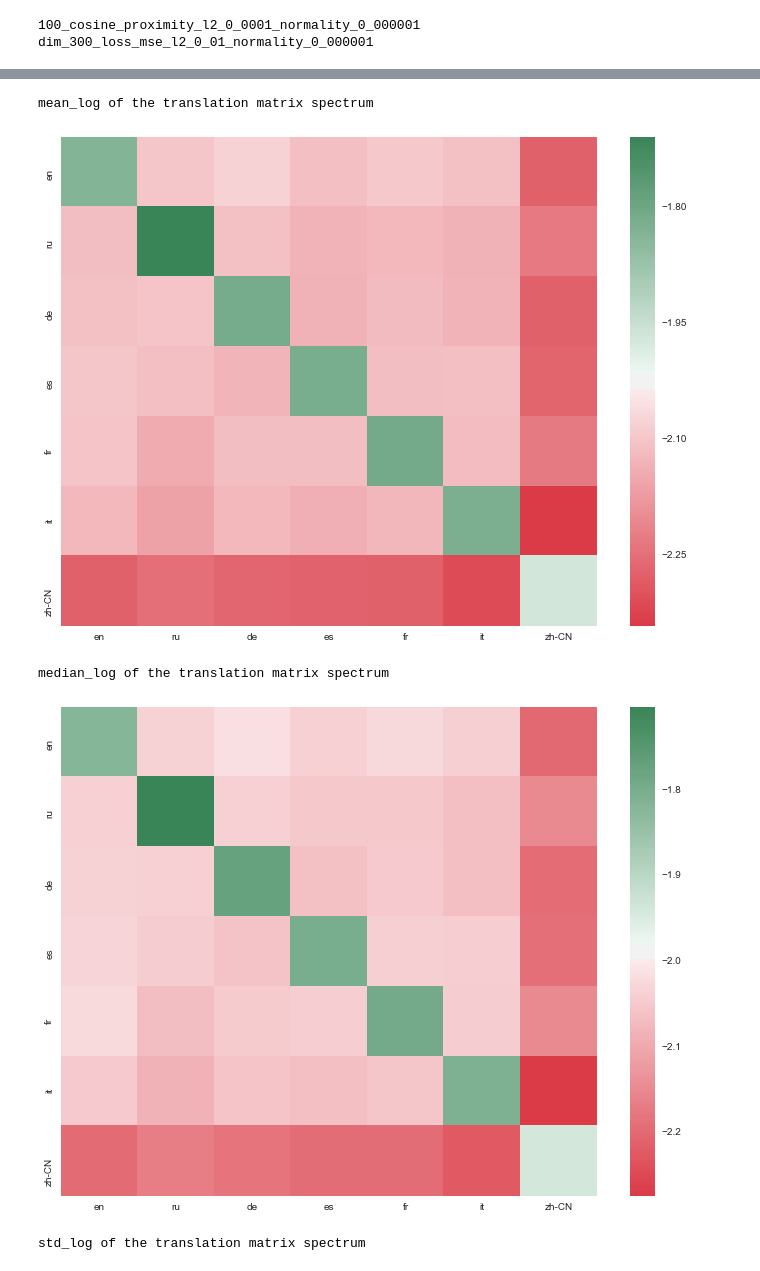
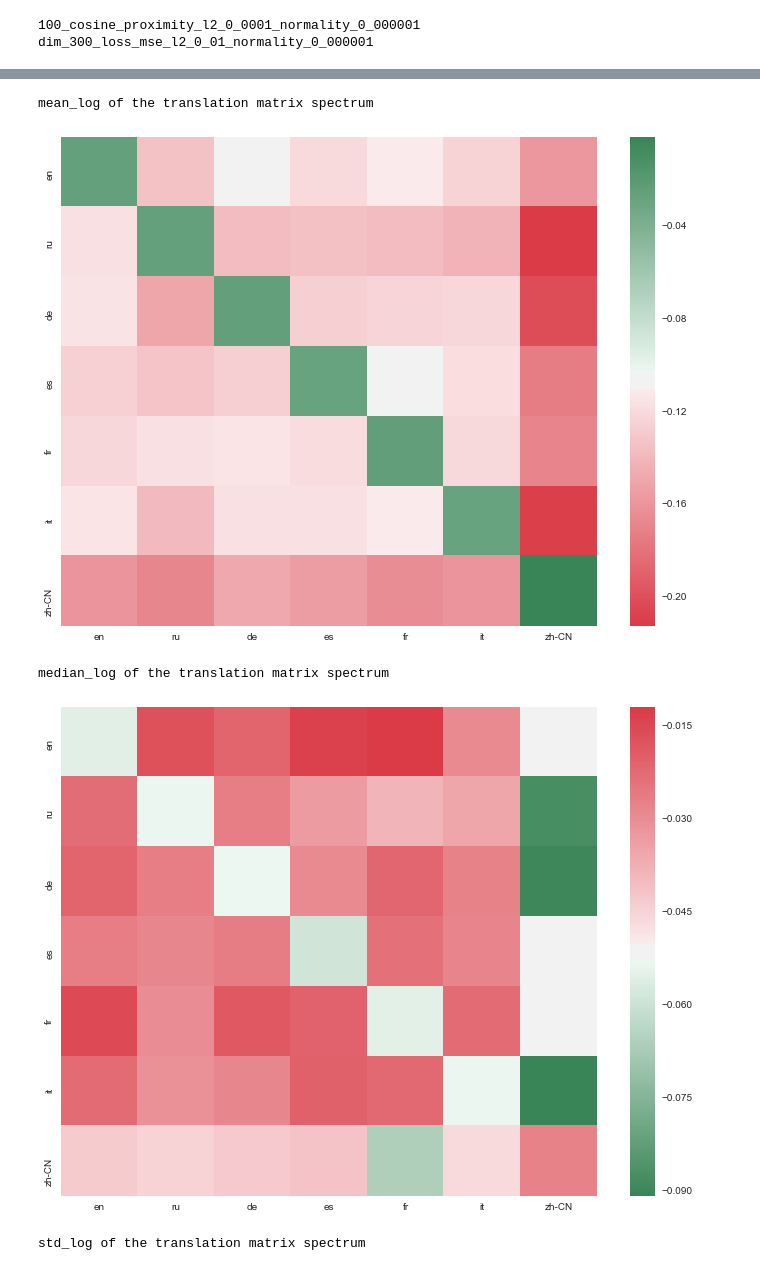
Before and after one commit to mike-tamir/IsomanticsWorkshop, a Jupyter notebook: code/T_Matrix-Spectral_Analysis.ipynb, the cells around one changed output, grey strips where cells are left out. Drawn from its saved outputs; the diff is of its cells as text; code cells hidden in the pictures.

Commit message:
Heatmaps added 100 cosine experiement

```diff
--- a/code/T_Matrix-Spectral_Analysis.ipynb
+++ b/code/T_Matrix-Spectral_Analysis.ipynb
@@ -64,7 +64,7 @@ from matplotlib import pyplot as plt
 
 # Construct the JSON path based on the experiment chosen in stage 3
 
-PATH = "../data/"+experiments[1]
+PATH = "../data/"+experiments[0]
 MATRIX_TYPES = ["T_matrix", "T_cov"]
 STATS = [
          'mean',
@@ -100,5 +100,5 @@ std of the translation matrix spectrum
 mean_log of the translation matrix spectrum
-[figure, old version]
+[figure, new version]
 median_log of the translation matrix spectrum
-[figure, old version]
+[figure, new version]
 std_log of the translation matrix spectrum
```
Also changed, not shown: parts of 1 cell of this notebook, 21 other files.
